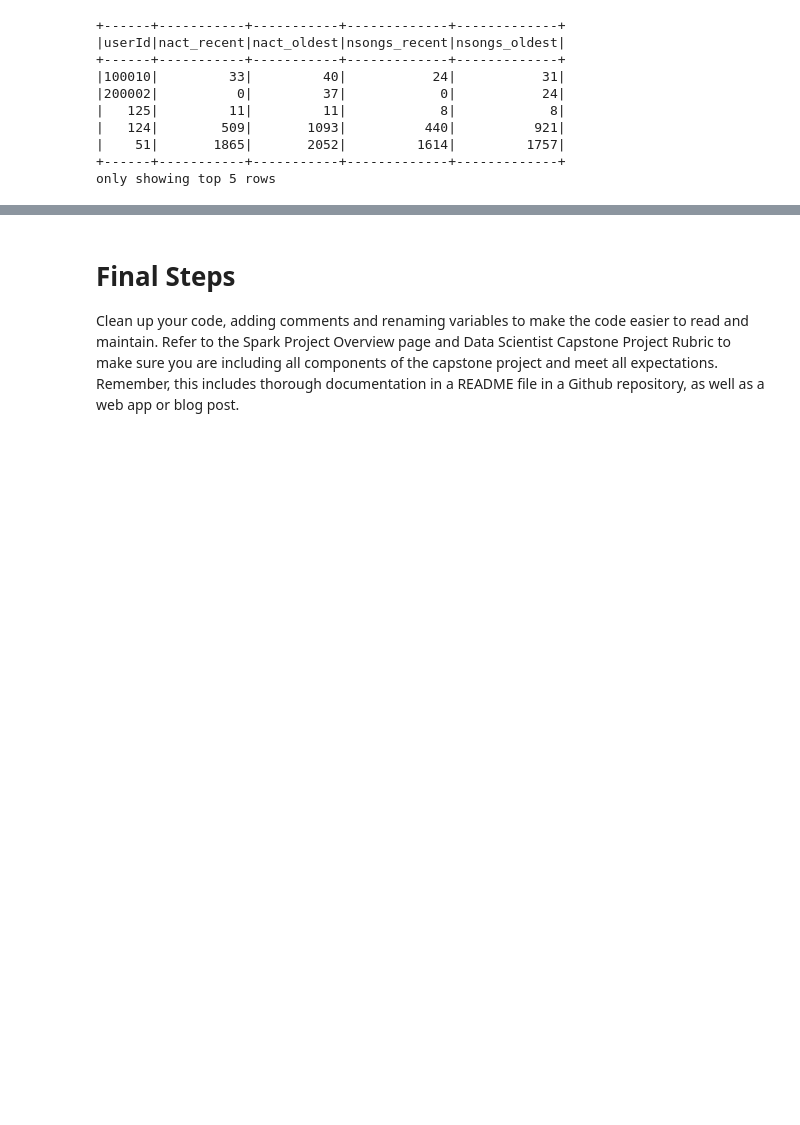
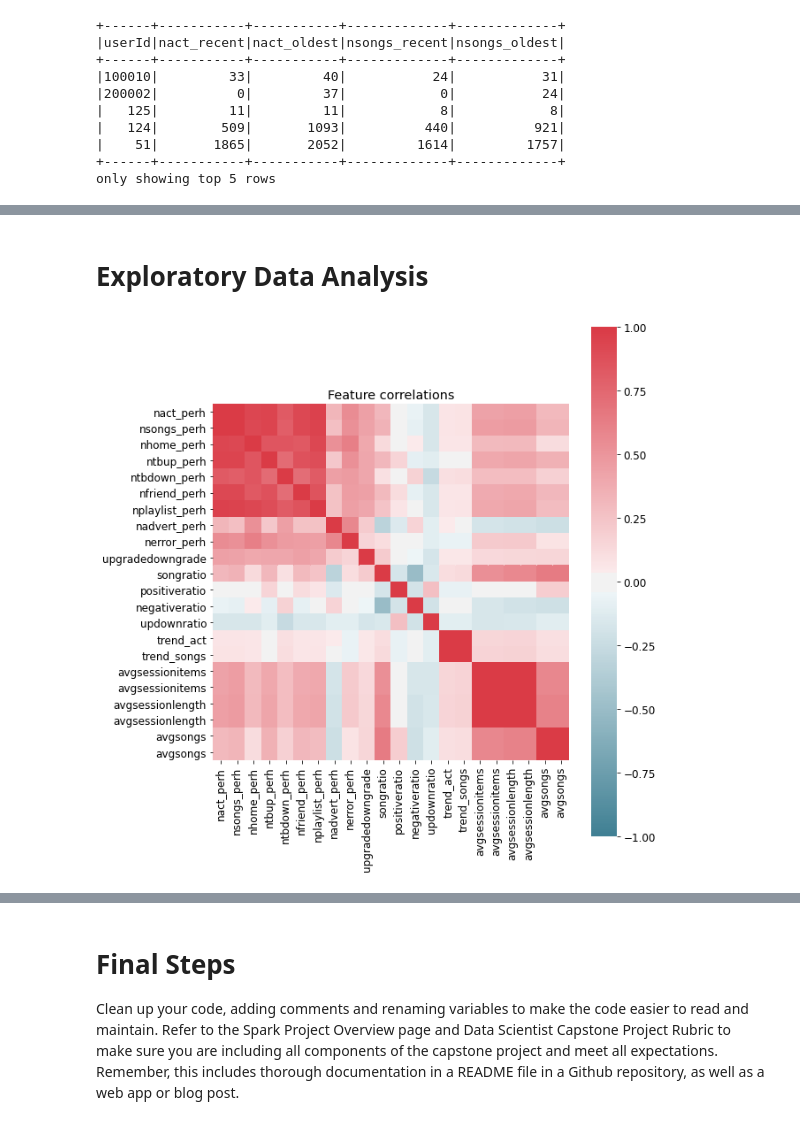
Before and after one commit to isakkabir/isakkabir-Customer-Churn-Prediction-Music-Streaming, a Jupyter notebook: Sparkify.ipynb, the cells around one changed output, grey strips where cells are left out. Cells and saved outputs as stored; diff of their text form; code cells hidden in the pictures; blank space fills up the shorter version.

```diff
--- a/Sparkify.ipynb
+++ b/Sparkify.ipynb
@@ -675,0 +887,19 @@ Split the full dataset into train, test, and validation sets. Test out several o
+# %% [markdown]
+# Exploratory Data Analysis
+# %%
+# For visualization purposes we switch to pandas dataframes
+df_user_pd = df_user.toPandas()
+# %%
+# Calculate correlations between numerical features
+cormat = df_user_pd[['nact_perh','nsongs_perh', 'nhome_perh', 'ntbup_perh','ntbdown_perh', 'nfriend_perh','nplaylist_perh',
+'nadvert_perh', 'nerror_perh', 'upgradedowngrade', 'songratio', 'positiveratio','negativeratio',
+'updownratio', 'trend_act', 'trend_songs', 'avgsessionitems',  'avgsessionlength','avgsongs']].corr()
+
+# Plot correlations
+plt.rcParams['figure.figsize'] = (10,10)
+plt.subplots_adjust(left=0.20, right=0.9, top=0.95, bottom=0.15)
+sns.heatmap(cormat, cmap = sns.diverging_palette(220, 10, as_cmap = True), square = True, vmin = -1, vmax = 1);
+plt.title('Feature correlations');
+plt.savefig('correlations.png')
+# %% [output]
+[figure, added]
```
Also changed, not shown: parts of 26 cells of this notebook.
